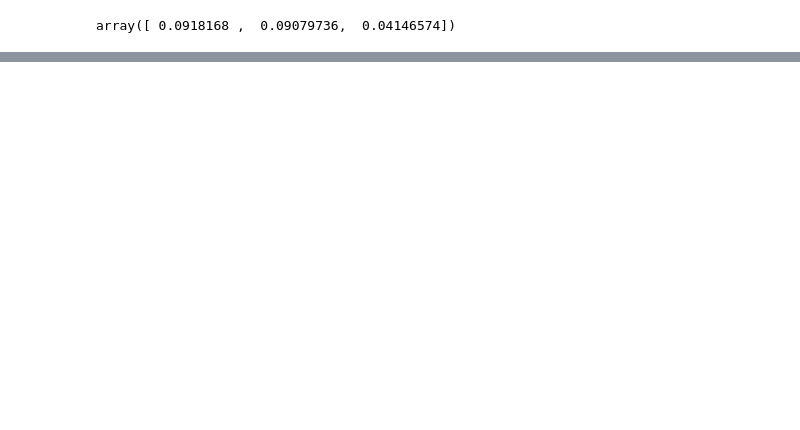
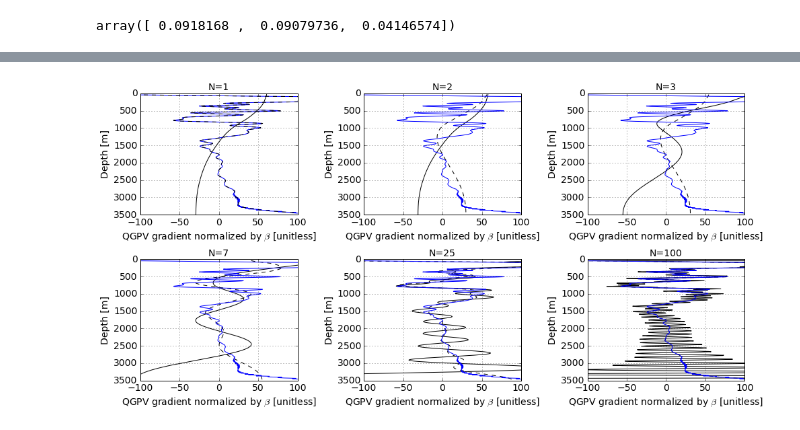
Before and after one commit to cesar-rocha/dp_spectra, a Jupyter notebook: stability/cDrakePVGradient.ipynb, the cells around one changed output, grey strips where cells are left out. Drawn from its saved outputs; the diff is of its cells as text; code cells hidden in the pictures; blank space fills up the shorter version.

Commit message:
Adds new calculation of PV gradients

```diff
--- a/stability/cDrakePVGradient.ipynb
+++ b/stability/cDrakePVGradient.ipynb
@@ -190,0 +248,79 @@ array([ 0.0918168 ,  0.09079736,  0.04146574])
+# %%
+fig = plt.figure(figsize=(14,7))
+ax1 = fig.add_subplot(231)
+ax1.plot(Qy/beta,zp,'b',linewidth=1.)
+
+ax1.plot(Qgy/beta,z,'k-',label=r'$N=1$')
+ax1.plot(Qggy/beta,zp,'k--')
+
+ax1.set_ylim(3500,0)
+ax1.set_xlim(-100,100)
+ax1.set_xlabel(r'QGPV gradient normalized by $\beta$ [unitless]')
+ax1.set_ylabel('Depth [m]')
+plt.grid()
+plt.title('N=1')
+
+
+ax1 = fig.add_subplot(232)
+
+ax1.plot(Qg2y/beta,z,'k-',label=r'$N=2$')
+ax1.plot(Qgg2y/beta,zp,'k--')
+ax1.plot(Qy/beta,zp,'b',linewidth=1.)
+ax1.set_ylim(3500,0)
+ax1.set_xlim(-100,100)
+ax1.set_xlabel(r'QGPV gradient normalized by $\beta$ [unitless]')
+ax1.set_ylabel('Depth [m]')
+plt.grid()
+plt.title('N=2')
+
+
+ax1 = fig.add_subplot(233)
+ax1.plot(Qg3y/beta,z,'k-',label=r'$N=3$')
+ax1.plot(Qgg3y/beta,zp,'k--')
+ax1.plot(Qy/beta,zp,'b',linewidth=1.)
+ax1.set_ylim(3500,0)
+ax1.set_xlim(-100,100)
+ax1.set_xlabel(r'QGPV gradient normalized by $\beta$ [unitless]')
+ax1.set_ylabel('Depth [m]')
+plt.grid()
+plt.title('N=3')
+
+
+ax1 = fig.add_subplot(234)
+ax1.plot(Qg7y/beta,z,'k-',label=r'$N=7$')
+ax1.plot(Qgg7y/beta,zp,'k--')
+ax1.plot(Qy/beta,zp,'b',linewidth=1.)
+ax1.set_ylim(3500,0)
+ax1.set_xlim(-100,100)
+ax1.set_xlabel(r'QGPV gradient normalized by $\beta$ [unitless]')
+ax1.set_ylabel('Depth [m]')
+plt.grid()
+plt.title('N=7')
+
+
+ax1 = fig.add_subplot(235)
+ax1.plot(Qg25y/beta,z,'k-',label=r'$N=25$')
+ax1.plot(Qgg25y/beta,zp,'k--')
+ax1.plot(Qy/beta,zp,'b',linewidth=1.)
+ax1.set_ylim(3500,0)
+ax1.set_xlim(-100,100)
+ax1.set_xlabel(r'QGPV gradient normalized by $\beta$ [unitless]')
+ax1.set_ylabel('Depth [m]')
+plt.grid()
+plt.title('N=25')
+
+
+ax1 = fig.add_subplot(236)
+ax1.plot(Qg100y/beta,z,'k-',label=r'$N=25$')
+ax1.plot(Qgg100y/beta,zp,'k--')
+ax1.plot(Qy/beta,zp,'b',linewidth=1.)
+ax1.set_ylim(3500,0)
+ax1.set_xlim(-100,100)
+ax1.set_xlabel(r'QGPV gradient normalized by $\beta$ [unitless]')
+ax1.set_ylabel('Depth [m]')
+plt.grid()
+plt.title('N=100')
+
+plt.tight_layout()
+# %% [output]
+[figure, added]
```
Also changed, not shown: parts of 12 cells of this notebook.
